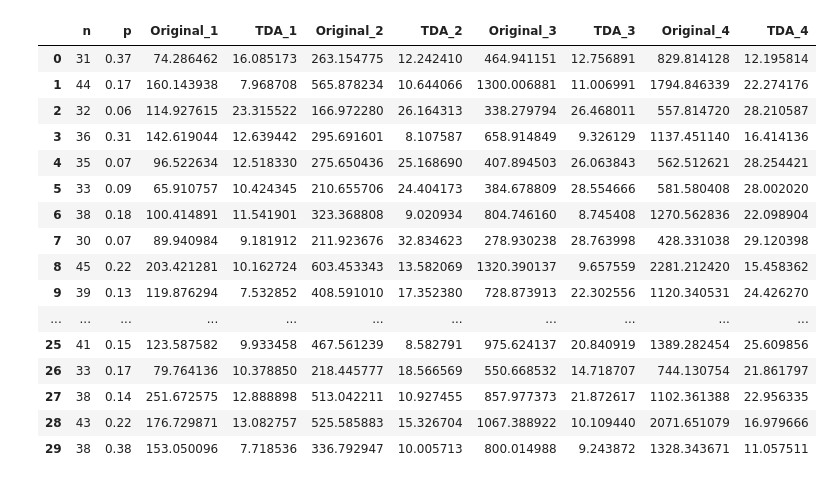
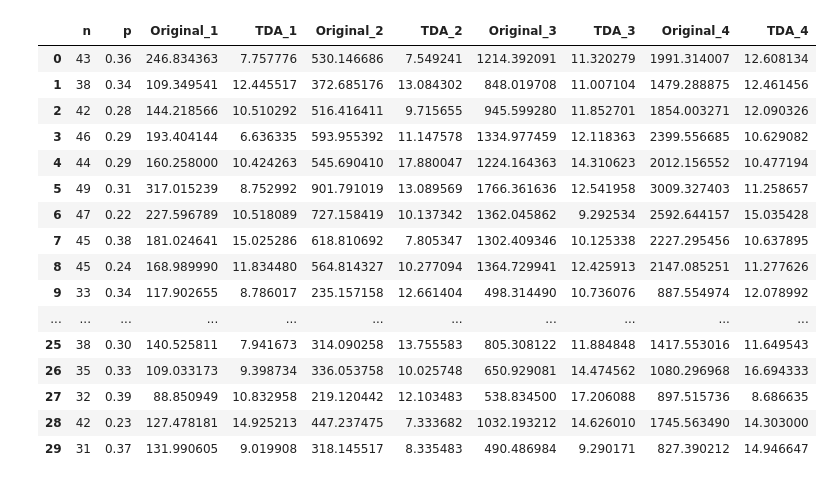
Before and after one commit to benjaminnNgo/TDASimilarityProof, a Jupyter notebook: TDAProofHopV2.ipynb, the cells around one changed output. Saved outputs shown, nothing was run; the diff lists cells and outputs as text; code cells hidden in the pictures.

```diff
--- a/TDAProofHopV2.ipynb
+++ b/TDAProofHopV2.ipynb
@@ -356,25 +170,25 @@ df
 # %%
 
-df_read = pd.read_csv('30_sample_graphs.csv',index_col=False)
+df_read = pd.read_csv('30_sample_graphs-ER.csv',index_col=False)
 df_read.drop(columns=['Unnamed: 0'])
 # %% [output]
 |  | n | p | Original_1 | TDA_1 | Original_2 | TDA_2 | Original_3 | TDA_3 | Original_4 | TDA_4 |
-| 0 | 31 | 0.37 | 74.286462 | 16.085173 | 263.154775 | 12.242410 | 464.941151 | 12.756891 | 829.814128 | 12.195814 |
-| 1 | 44 | 0.17 | 160.143938 | 7.968708 | 565.878234 | 10.644066 | 1300.006881 | 11.006991 | 1794.846339 | 22.274176 |
-| 2 | 32 | 0.06 | 114.927615 | 23.315522 | 166.972280 | 26.164313 | 338.279794 | 26.468011 | 557.814720 | 28.210587 |
-| 3 | 36 | 0.31 | 142.619044 | 12.639442 | 295.691601 | 8.107587 | 658.914849 | 9.326129 | 1137.451140 | 16.414136 |
-| 4 | 35 | 0.07 | 96.522634 | 12.518330 | 275.650436 | 25.168690 | 407.894503 | 26.063843 | 562.512621 | 28.254421 |
-| 5 | 33 | 0.09 | 65.910757 | 10.424345 | 210.655706 | 24.404173 | 384.678809 | 28.554666 | 581.580408 | 28.002020 |
-| 6 | 38 | 0.18 | 100.414891 | 11.541901 | 323.368808 | 9.020934 | 804.746160 | 8.745408 | 1270.562836 | 22.098904 |
-| 7 | 30 | 0.07 | 89.940984 | 9.181912 | 211.923676 | 32.834623 | 278.930238 | 28.763998 | 428.331038 | 29.120398 |
-| 8 | 45 | 0.22 | 203.421281 | 10.162724 | 603.453343 | 13.582069 | 1320.390137 | 9.657559 | 2281.212420 | 15.458362 |
-| 9 | 39 | 0.13 | 119.876294 | 7.532852 | 408.591010 | 17.352380 | 728.873913 | 22.302556 | 1120.340531 | 24.426270 |
+| 0 | 43 | 0.36 | 246.834363 | 7.757776 | 530.146686 | 7.549241 | 1214.392091 | 11.320279 | 1991.314007 | 12.608134 |
+| 1 | 38 | 0.34 | 109.349541 | 12.445517 | 372.685176 | 13.084302 | 848.019708 | 11.007104 | 1479.288875 | 12.461456 |
+| 2 | 42 | 0.28 | 144.218566 | 10.510292 | 516.416411 | 9.715655 | 945.599280 | 11.852701 | 1854.003271 | 12.090326 |
+| 3 | 46 | 0.29 | 193.404144 | 6.636335 | 593.955392 | 11.147578 | 1334.977459 | 12.118363 | 2399.556685 | 10.629082 |
+| 4 | 44 | 0.29 | 160.258000 | 10.424263 | 545.690410 | 17.880047 | 1224.164363 | 14.310623 | 2012.156552 | 10.477194 |
+| 5 | 49 | 0.31 | 317.015239 | 8.752992 | 901.791019 | 13.089569 | 1766.361636 | 12.541958 | 3009.327403 | 11.258657 |
+| 6 | 47 | 0.22 | 227.596789 | 10.518089 | 727.158419 | 10.137342 | 1362.045862 | 9.292534 | 2592.644157 | 15.035428 |
+| 7 | 45 | 0.38 | 181.024641 | 15.025286 | 618.810692 | 7.805347 | 1302.409346 | 10.125338 | 2227.295456 | 10.637895 |
+| 8 | 45 | 0.24 | 168.989990 | 11.834480 | 564.814327 | 10.277094 | 1364.729941 | 12.425913 | 2147.085251 | 11.277626 |
+| 9 | 33 | 0.34 | 117.902655 | 8.786017 | 235.157158 | 12.661404 | 498.314490 | 10.736076 | 887.554974 | 12.078992 |
 | ... | ... | ... | ... | ... | ... | ... | ... | ... | ... | ... |
-| 25 | 41 | 0.15 | 123.587582 | 9.933458 | 467.561239 | 8.582791 | 975.624137 | 20.840919 | 1389.282454 | 25.609856 |
-| 26 | 33 | 0.17 | 79.764136 | 10.378850 | 218.445777 | 18.566569 | 550.668532 | 14.718707 | 744.130754 | 21.861797 |
-| 27 | 38 | 0.14 | 251.672575 | 12.888898 | 513.042211 | 10.927455 | 857.977373 | 21.872617 | 1102.361388 | 22.956335 |
-| 28 | 43 | 0.22 | 176.729871 | 13.082757 | 525.585883 | 15.326704 | 1067.388922 | 10.109440 | 2071.651079 | 16.979666 |
-| 29 | 38 | 0.38 | 153.050096 | 7.718536 | 336.792947 | 10.005713 | 800.014988 | 9.243872 | 1328.343671 | 11.057511 |
+| 25 | 38 | 0.30 | 140.525811 | 7.941673 | 314.090258 | 13.755583 | 805.308122 | 11.884848 | 1417.553016 | 11.649543 |
+| 26 | 35 | 0.33 | 109.033173 | 9.398734 | 336.053758 | 10.025748 | 650.929081 | 14.474562 | 1080.296968 | 16.694333 |
+| 27 | 32 | 0.39 | 88.850949 | 10.832958 | 219.120442 | 12.103483 | 538.834500 | 17.206088 | 897.515736 | 8.686635 |
+| 28 | 42 | 0.23 | 127.478181 | 14.925213 | 447.237475 | 7.333682 | 1032.193212 | 14.626010 | 1745.563490 | 14.303000 |
+| 29 | 31 | 0.37 | 131.990605 | 9.019908 | 318.145517 | 8.335483 | 490.486984 | 9.290171 | 827.390212 | 14.946647 |
 # %%
 original_1 = df_read['Original_1'].tolist()
 original_1
```
Also changed, not shown: parts of 26 cells of this notebook, 9 other files.
